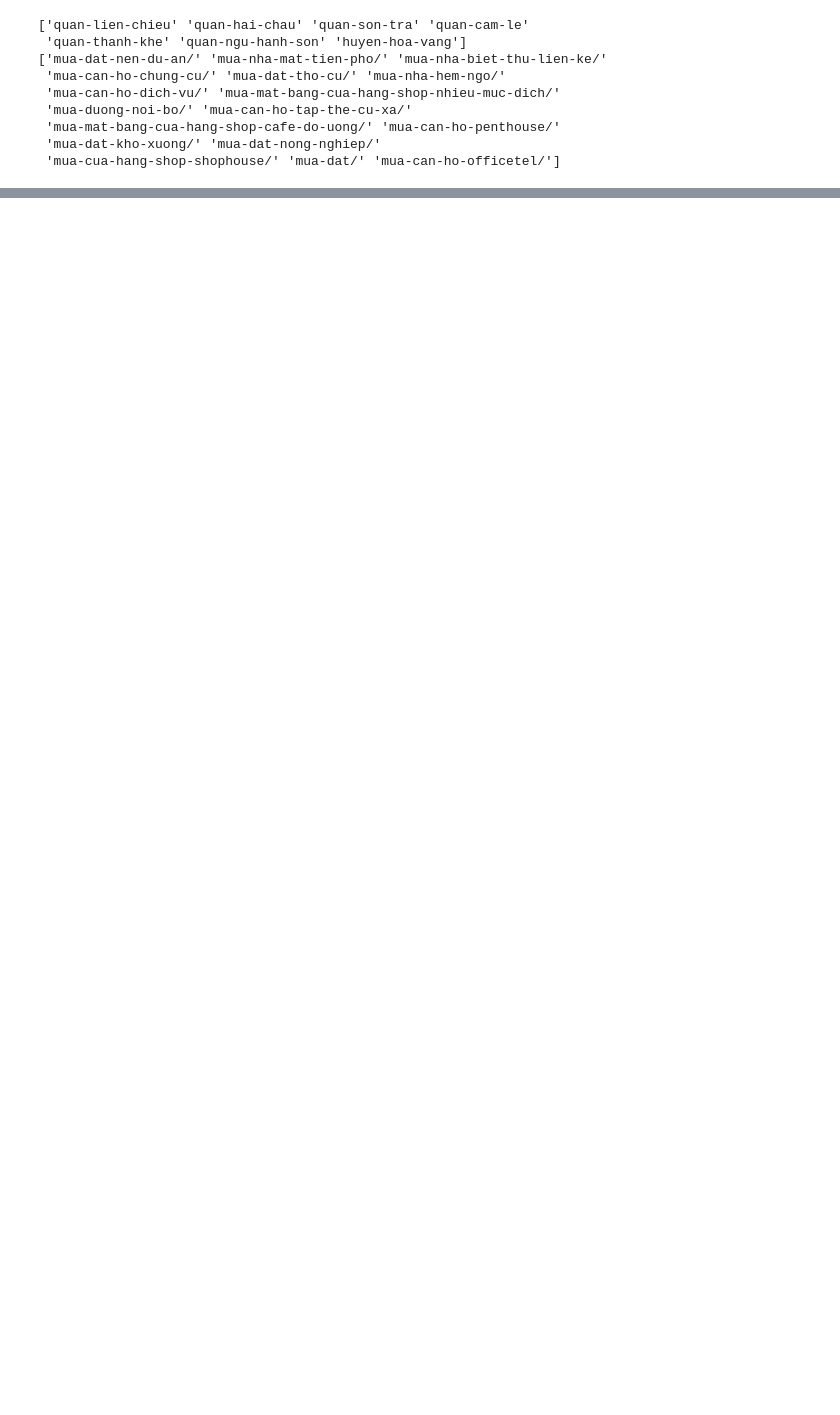
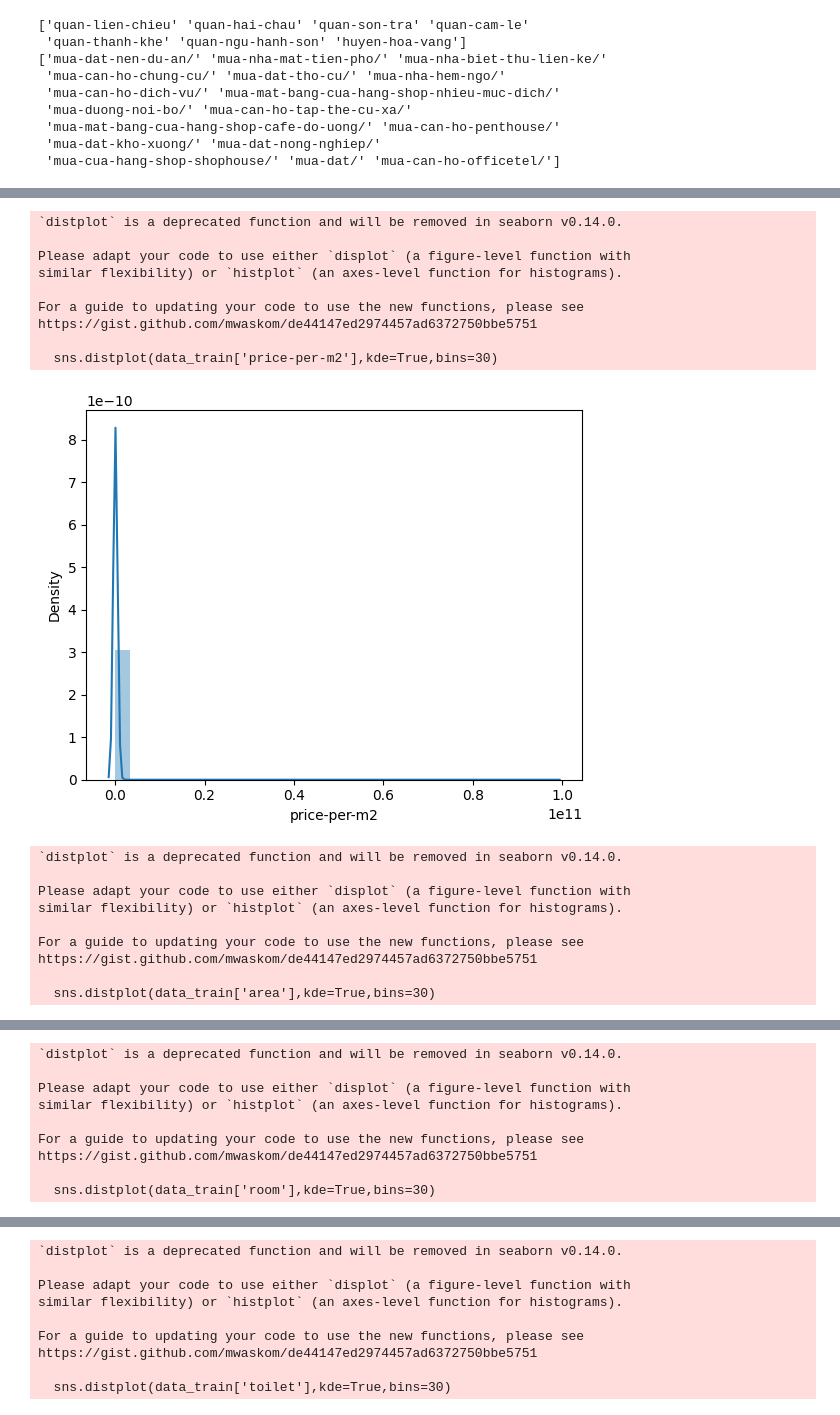
Before and after one commit to nguyenbui3110/web-crawl, a Jupyter notebook: feature_engineering.ipynb, the cells around one changed output, grey strips where cells are left out. Saved outputs shown, nothing was run; the diff lists cells and outputs as text; code cells hidden in the pictures; blank space fills up the shorter version.

Commit message:
update feature_engineering and fix modelling

```diff
--- a/feature_engineering.ipynb
+++ b/feature_engineering.ipynb
@@ -177,0 +149,5 @@ See the caveats in the documentation: https://pandas.pydata.org/pandas-docs/stab
+# %%
+
+from sklearn.model_selection import train_test_split
+data_train, data_test = train_test_split(df, test_size=0.25, random_state=1)
+print(data_train.isna().sum())
@@ -177,0 +165,29 @@ See the caveats in the documentation: https://pandas.pydata.org/pandas-docs/stab
+# %%
+sns.distplot(data_train['price-per-m2'],kde=True,bins=30)
+plt.show()
+sns.distplot(data_train['area'],kde=True,bins=30)
+plt.show()
+sns.distplot(data_train['room'],kde=True,bins=30)
+plt.show()
+sns.distplot(data_train['toilet'],kde=True,bins=30)
+plt.show()
+# %% [output]
+`distplot` is a deprecated function and will be removed in seaborn v0.14.0.
+
+Please adapt your code to use either `displot` (a figure-level function with
+similar flexibility) or `histplot` (an axes-level function for histograms).
+
+For a guide to updating your code to use the new functions, please see
+https://gist.github.com/mwaskom/de44147ed2974457ad6372750bbe5751
+
+  sns.distplot(data_train['price-per-m2'],kde=True,bins=30)
+[figure, added]
+`distplot` is a deprecated function and will be removed in seaborn v0.14.0.
+
+Please adapt your code to use either `displot` (a figure-level function with
+similar flexibility) or `histplot` (an axes-level function for histograms).
+
+For a guide to updating your code to use the new functions, please see
+https://gist.github.com/mwaskom/de44147ed2974457ad6372750bbe5751
+
+  sns.distplot(data_train['area'],kde=True,bins=30)
@@ -177,0 +195,9 @@ See the caveats in the documentation: https://pandas.pydata.org/pandas-docs/stab
+`distplot` is a deprecated function and will be removed in seaborn v0.14.0.
+
+Please adapt your code to use either `displot` (a figure-level function with
+similar flexibility) or `histplot` (an axes-level function for histograms).
+
+For a guide to updating your code to use the new functions, please see
+https://gist.github.com/mwaskom/de44147ed2974457ad6372750bbe5751
+
+  sns.distplot(data_train['room'],kde=True,bins=30)
@@ -177,0 +205,9 @@ See the caveats in the documentation: https://pandas.pydata.org/pandas-docs/stab
+`distplot` is a deprecated function and will be removed in seaborn v0.14.0.
+
+Please adapt your code to use either `displot` (a figure-level function with
+similar flexibility) or `histplot` (an axes-level function for histograms).
+
+For a guide to updating your code to use the new functions, please see
+https://gist.github.com/mwaskom/de44147ed2974457ad6372750bbe5751
+
+  sns.distplot(data_train['toilet'],kde=True,bins=30)
```
Also changed, not shown: parts of 21 cells of this notebook, 6 other files.
